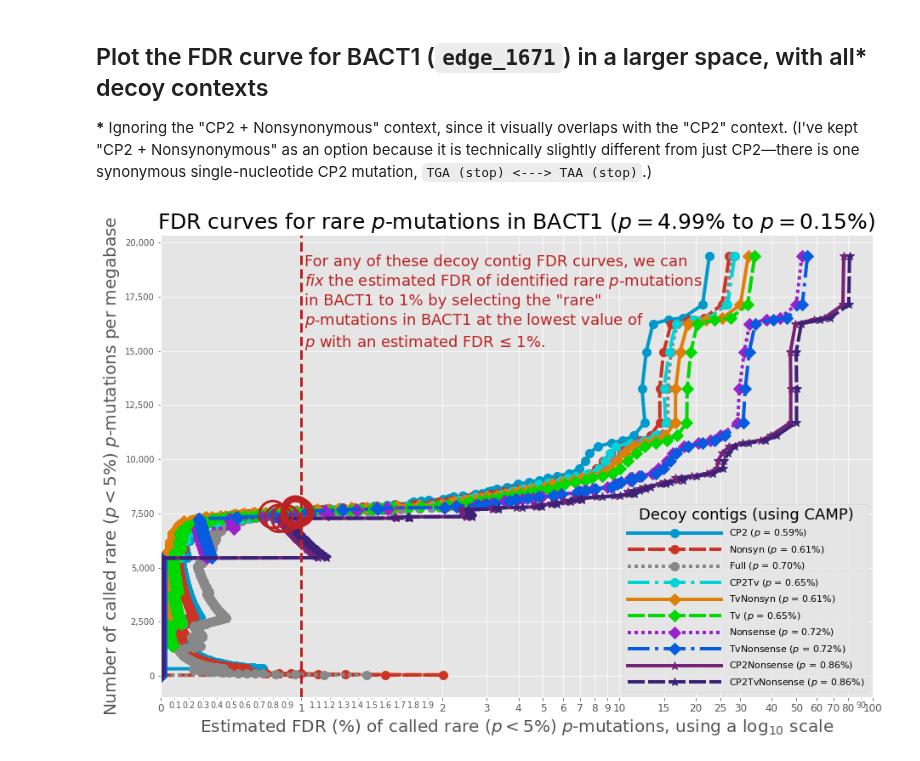
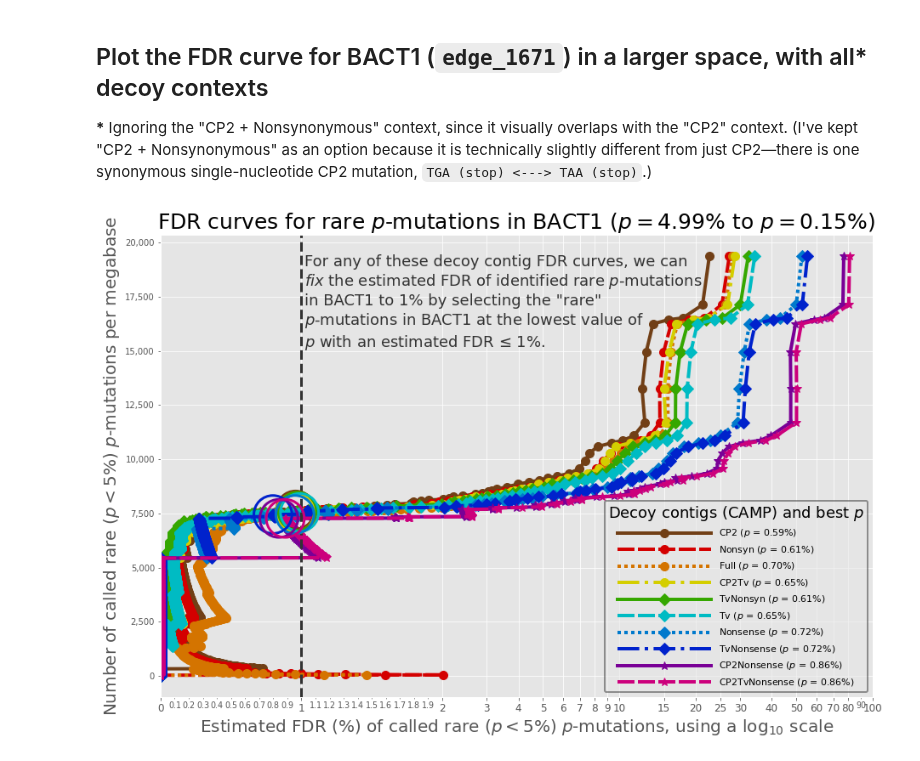
Before and after one commit to fedarko/strainFlye, a Jupyter notebook: docs/PlottingFDRCurves.ipynb, the cells around one changed output. Drawn from its saved outputs; the diff is of its cells as text; code cells hidden in the pictures.

Commit message:
DOC: rainbow time

```diff
--- a/docs/PlottingFDRCurves.ipynb
+++ b/docs/PlottingFDRCurves.ipynb
@@ -89,6 +89,18 @@ di_sorted.head(16)
 | edge_1371 | 2215.936973 | 1634973 | 0.001173 | 0.000991 | 0.000909 | ... |
 # %% [markdown]
 ## Plot FDR curves for these high-diversity-index contigs
+# %%
+# rainbow colorscheme - inspired by Elias/Gygi '07, Fig. 2a & 2b (and also homestuck lol)
+rainbow = [
+    "#713F16", "#D40000", "#D47400", "#D4CE00", "#35A700",
+    "#00BBC3", "#0079CC", "#0022CC", "#790096", "#CC007C"
+]
+
+colormap = {
+    "Full": "#888888", "CP2": "#0099cc", "Tv": "#00D900", "Nonsyn": "#cc3322", "Nonsense": "#9922cc",
+    "CP2Tv": "#00D4D8", "CP2Nonsyn": "#ab090c", "CP2Nonsense": "#772277", "CP2TvNonsense": "#3C2277",
+    "TvNonsyn": "#DF7F06", "TvNonsense": "#065BDF"
+}
 # %%
 num_plots_along_square_side = 4
 num_plots = num_plots_along_square_side ** 2
@@ -199,7 +200,7 @@ linestyles = ["solid", (0,(5,1)), (0, (1,1)), "dashdot"]
 markers = (["o"] * 4) + (["D"] * 4) + (["*"] * 2)
 
 fdr_fix_pct = 1
-fdr_fix_color = "#b22"
+fdr_fix_color = "#333"
 
 ctxs_to_show = sorted(ctx2fdr.keys(), key=lambda ctx: ctx2fdr[ctx]["p15"][contig])
 # don't show CP2Nonsyn since it almost completely overlaps CP2
@@ -232,11 +233,11 @@ for ctx_i, ctx in enumerate(ctxs_to_show):
     if best_p is not None:
         label = f"{ctx} ($p$ = {best_p/100:.2f}%)"
         # https://nbviewer.org/github/fedarko/sheepgut/blob/main/notebooks/ReadClustering-DiverseGene.ipynb
-        ax.scatter(best_p_x, best_p_y, 1000, color=fdr_fix_color, facecolor="none", lw=3, zorder=999)
+        ax.scatter(best_p_x, best_p_y, 2000, color=rainbow[ctx_i], facecolor="none", lw=3, zorder=999)
     else:
         label = f"{ctx} (no rare mutations selectable)"
     ax.plot(
-        x, y, marker=markers[ctx_i], color=colormap[ctx], linestyle=linestyles[ctx_i % len(linestyles)],
+        x, y, marker=markers[ctx_i], color=rainbow[ctx_i], linestyle=linestyles[ctx_i % len(linestyles)],
         lw=4, label=label, markersize=10
     )
 
@@ -256,32 +257,35 @@ ax.set_xticks([x / 10 for x in range(1, 20)] + [90], minor=True)
 ax.set_xticks([0,1, 2, 3, 4, 5, 6, 7, 8, 9, 10, 15, 20, 25, 30, 40, 50, 60, 70, 80, 100])
 ax.tick_params(axis="x", which="major", labelsize=12)
 ax.tick_params(axis="x", which="minor", labelsize=9.5)
 
-ax.legend(handlelength=10, fontsize=11, title="Decoy contigs (using CAMP)", title_fontsize=18)
+ax.legend(
+    handlelength=10, fontsize=11, title="Decoy contigs (CAMP) and best $p$", title_fontsize=18, framealpha=0.5,
+    edgecolor="#333"
+).get_frame().set_linewidth(2)
 
 ax.set_ylabel(
     "Number of called rare ($p < 5\%$) $p$-mutations per megabase",
     fontsize=20
 )
 ax.set_xlabel(
     "Estimated FDR (%) of called rare ($p < 5\%$) $p$-mutations, using a log$_{10}$ scale",
     fontsize=20
 )
 ax.set_title(
     f"FDR curves for rare $p$-mutations in BACT1 ($p = 4.99\%$ to $p = 0.15\%$)",
     fontsize=25
 )
 
 ax.text(
     1.02, 15200,
     (
         'For any of these decoy contig FDR curves, we can\n$fix$ the estimated FDR of identified '
         'rare $p$-mutations\nin BACT1 to 1% by selecting the "rare"\n$p$-mutations in BACT1 '
         "at the lowest value of\n$p$ with an estimated FDR \u2264 1%."
     ),
     color=fdr_fix_color,
     fontsize=18
 )
 fig.set_size_inches(15, 10)
 # %% [output]
-[figure, old version]
+[figure, new version]
```
Also changed, not shown: parts of 1 cell of this notebook.
